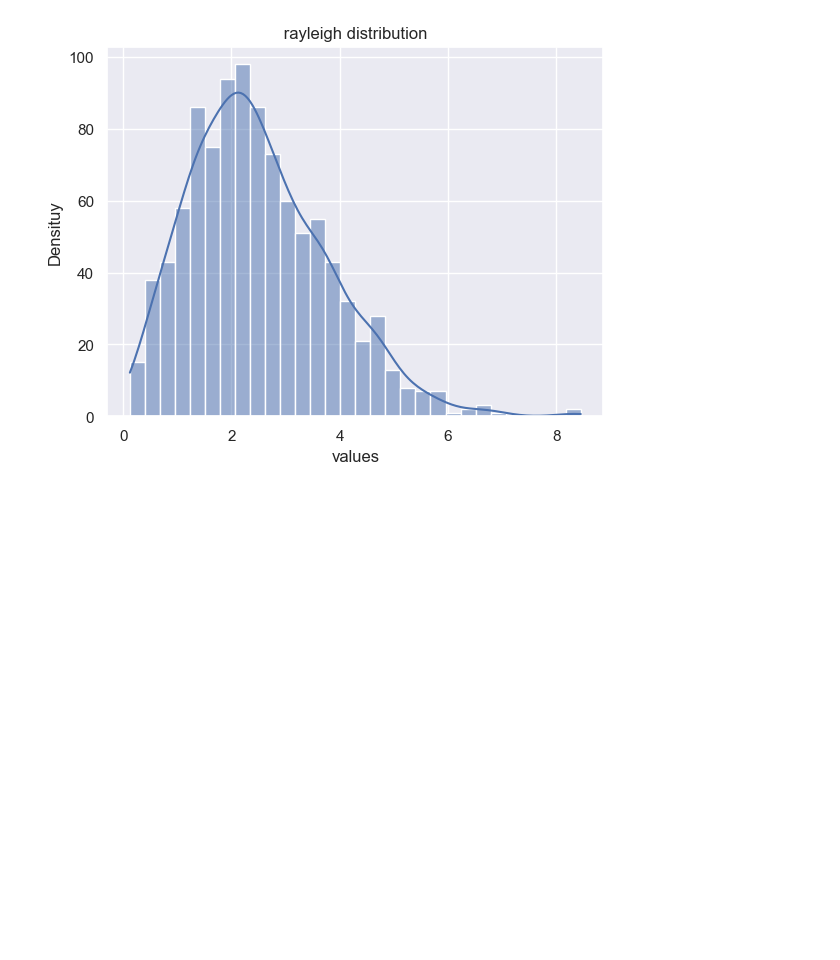
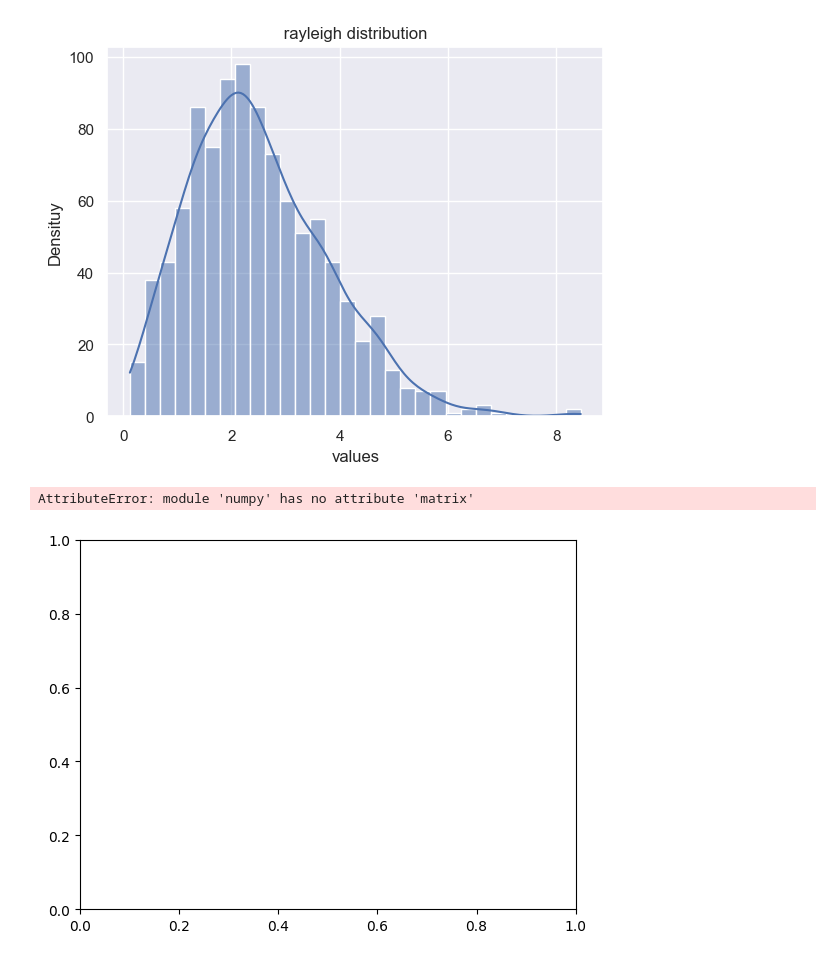
Before and after one commit to Rohit171020/Data-Science, a Jupyter notebook: Seaborn/searborn.ipynb, the cells around one changed output. Drawn from its saved outputs; the diff is of its cells as text; code cells hidden in the pictures; blank space fills up the shorter version.

Commit message:
Seaborn

```diff
--- a/Seaborn/searborn.ipynb
+++ b/Seaborn/searborn.ipynb
@@ -151,3 +151,23 @@ plt.ylabel("Densituy")
 plt.show()
 # %% [output]
 [figure]
+# %%
+import seaborn as sns
+import matplotlib.pyplot as plt
+
+
+tips = sns.load_dataset("tips")
+
+
+sns.scatterplot(x="total_bill", y="tip", hue="smoker", data=tips)
+
+
+plt.title("Scatter Plot of Total Bill vs Tip (Smoker vs Non-Smoker)")
+plt.xlabel("Total Bill ($)")
+plt.ylabel("Tip ($)")
+
+
+plt.show()
+# %% [output]
+AttributeError: module 'numpy' has no attribute 'matrix'
+[figure, added]
```
Also changed, not shown: parts of 1 cell of this notebook.
